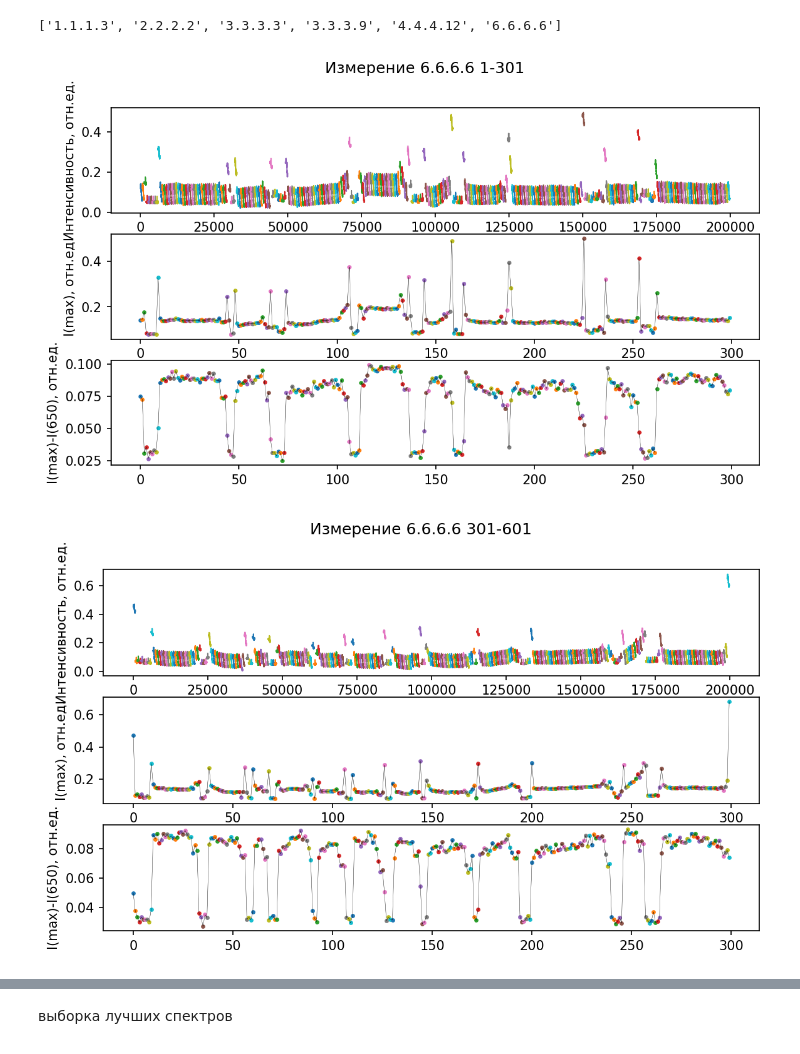
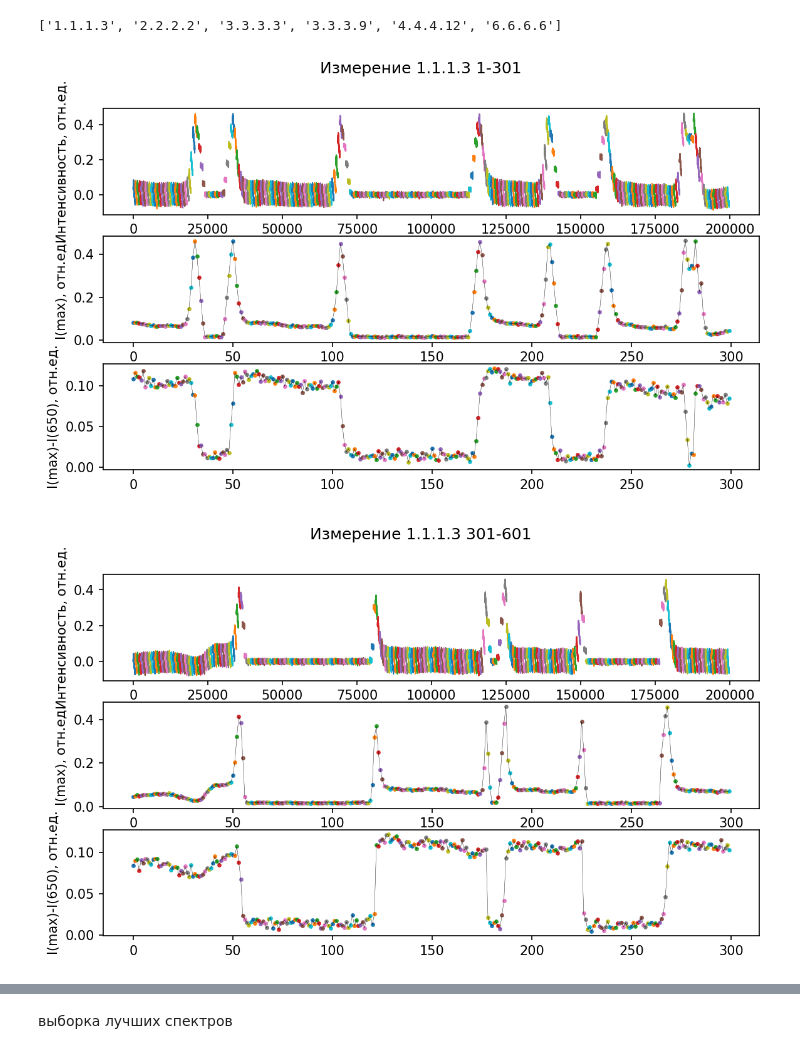
Before and after one commit to NikEgil/spec-line3, a Jupyter notebook: test5.ipynb, the cells around one changed output, grey strips where cells are left out. Drawn from its saved outputs; the diff is of its cells as text; code cells hidden in the pictures.

```diff
--- a/test5.ipynb
+++ b/test5.ipynb
@@ -69,7 +69,7 @@ def get_data_rmr(path):
 data_row = []  # изанчальные графики
 data = []  # сглаженные графики
 smooth = False
-main_folder = r"C:\Users\user\Desktop\тест 2"
+main_folder = r"C:\Users\user\Desktop\тест 3"
 main_folder = main_folder.replace(chr(92), "/")
 folders_list = list(natsorted(os.listdir(main_folder)))
 print(main_folder)
@@ -163,7 +163,7 @@ print(folders_list)
 # %% [output]
 ['1.1.1.3', '2.2.2.2', '3.3.3.3', '3.3.3.9', '4.4.4.12', '6.6.6.6']
 # %%
-_folder=5
+_folder=0
 _a = 300
 print_grafs = True
 k=len(data[_folder])
@@ -183,32 +183,32 @@ for _b in range(1,k,_a):
     # fig.tit title("синтез " + str(folders_list[_folder]))
     fig.suptitle("Измерение " + str(folders_list[_folder])+" "+str(_b)+"-"+str(_b+_a))
 
     _sp = 0
     for i in range(len(_mas)):
         axs[0].plot(np.arange(_sp, _sp + len(_mas[i])), _mas[i], lw=1)
         _sp += len(_mas[i])
     # axs[0].set_ylim(-0.05, 0.5)
     axs[0].set_ylabel("Интенсивность, отн.ед.")
     # axs[0].set_xticklabels(np.arange(0,_sp),np.arange(0,30))
     # axs[0].axes.tick_params(axis='x',which='minor',direction='out',bottom=True,length=80)
 
     axs[1].set_ylabel("I(max), отн.ед.")
     minus = dmax_list(_mas)
     for i in range(len(_mas)):
         axs[1].scatter(i, minus[i],s=5)
     axs[1].plot(np.arange(len(minus)), minus, lw=0.2, color="black")
 
 
     axs[2].set_ylabel("I(max)-I(650), отн.ед.")
     minus = dmax_650_list(_mas)
     for i in range(len(_mas)):
         axs[2].scatter(i, minus[i],s=5)
     axs[2].plot(np.arange(len(minus)), minus, lw=0.2, color="black")
     if print_grafs == True:
         plt.savefig("timeline/" + str(folders_list[_folder])+' '+str(_num)+ ".png")
     _num+=1
 
 # fig.clf();fig.clear()
 # %% [output]
-[figure, old version]
+[figure, new version]
-[figure, old version]
+[figure, new version]
```
Also changed, not shown: parts of 2 cells of this notebook, 20 other files.
